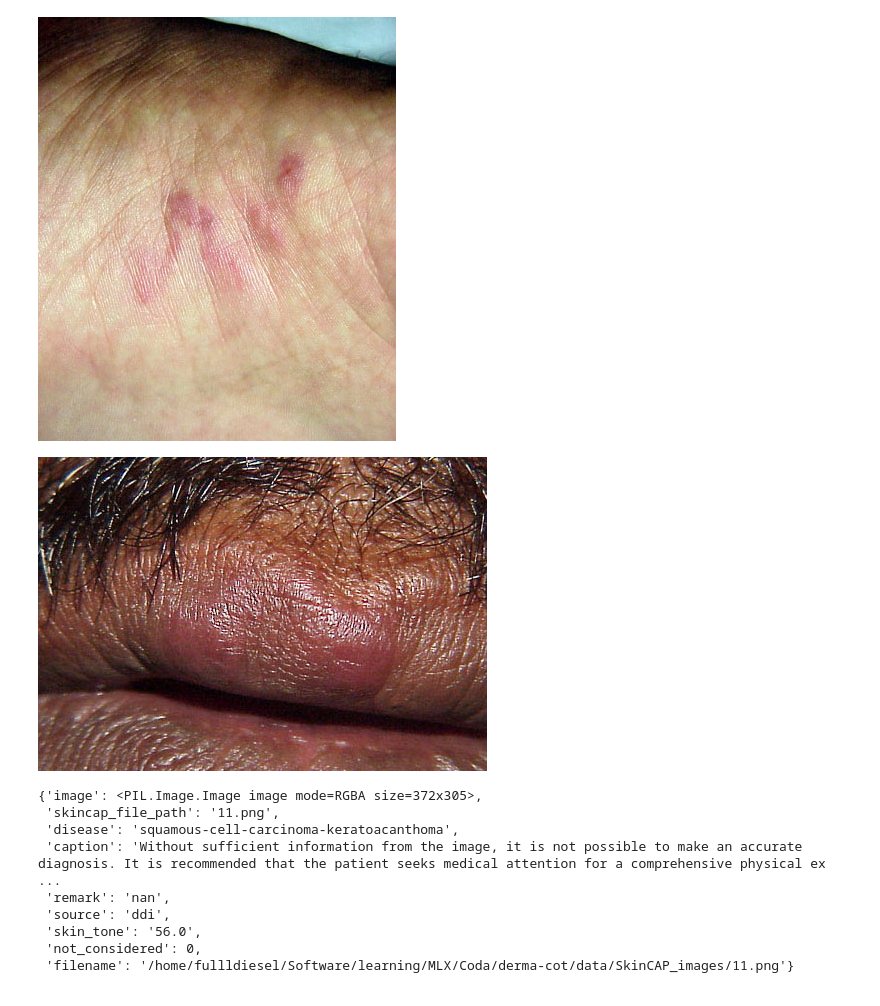
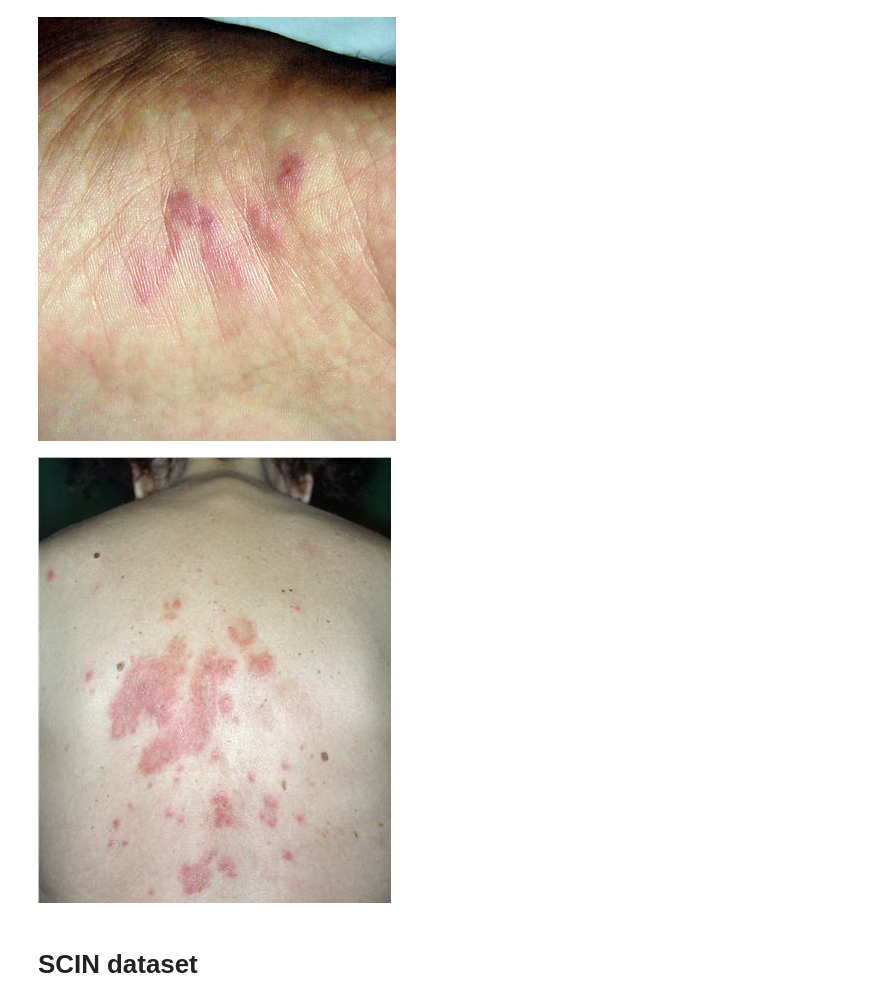
Before and after one commit to drmaniak/derma-cot, a Jupyter notebook: notebooks/eda.ipynb, the cells around one changed output. Saved outputs shown, nothing was run; the diff lists cells and outputs as text; code cells hidden in the pictures.

Commit message:
Created data processing for SCIN

```diff
--- a/notebooks/eda.ipynb
+++ b/notebooks/eda.ipynb
@@ -114,19 +111,11 @@ assert save_path.exists()
 dataset.save_to_disk(
     dataset_path=save_path,
 )
-# %%
-dataset[100]["image"]
-# %% [output]
-[figure, removed]
-# %%
-dataset[10]
-# %% [output]
-{'image': <PIL.Image.Image image mode=RGBA size=372x305>,
- 'skincap_file_path': '11.png',
- 'disease': 'squamous-cell-carcinoma-keratoacanthoma',
- 'caption': 'Without sufficient information from the image, it is not possible to make an accurate diagnosis. It is recommended that the patient seeks medical attention for a comprehensive physical ex ...
- 'remark': 'nan',
- 'source': 'ddi',
- 'skin_tone': '56.0',
- 'not_considered': 0,
- 'filename': '/home/fullldiesel/Software/learning/MLX/Coda/derma-cot/data/SkinCAP_images/11.png'}
+# %%
+data = load_from_disk(Path("../data/skincap_processed"))
+# %%
+data[1005]["image"]
+# %% [output]
+[figure, added]
+# %% [markdown]
+# SCIN dataset
```
Also changed, not shown: parts of 18 cells of this notebook, 1 other file.
